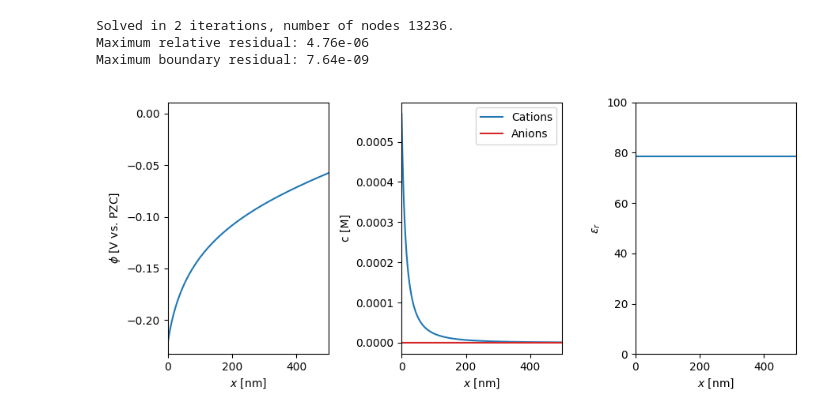
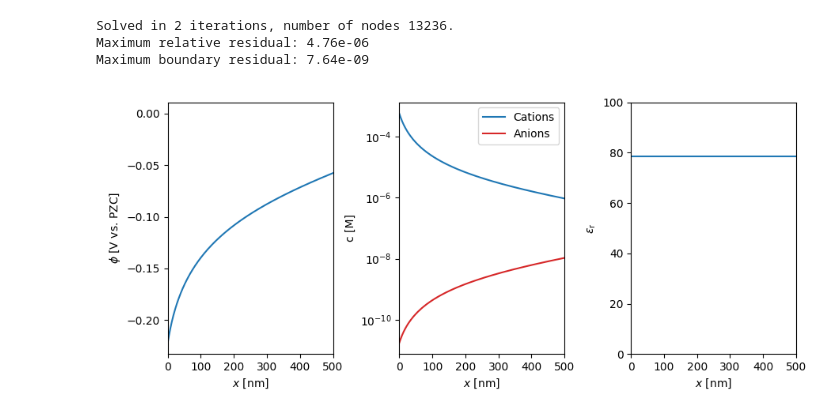
Before and after one commit to lucasdekam/double-layer-modelling, a Jupyter notebook: Insulator-interface.ipynb, the cells around one changed output. Drawn from its saved outputs; the diff is of its cells as text; code cells hidden in the pictures.

Commit message:
tidy up plotting

```diff
--- a/Insulator-interface.ipynb
+++ b/Insulator-interface.ipynb
@@ -7,36 +7,32 @@ import numpy as np
 # %%
 pzc_V = 0
 concentration_M = 1e-7
 bao = models.BorukhovAndelmanOrland(concentration_M, pzc_V, 15e-10)
 bao_sol = bao.getDoubleLayerModelSolution(1000e-9, 10000, 1.0)
 
 plt.close()
 fig, ax = plt.subplots(nrows=1, ncols=3, figsize=(9,4), sharex=True)
-ax[0].plot(bao_sol.x, bao_sol.phi, label='Huang')
+ax[0].plot(bao_sol.x, bao_sol.phi)
 ax[0].set_xlabel(r'$x$ [nm]')
 ax[0].set_ylabel(r'$\phi$ [V vs. PZC]')
 ax[0].set_xlim([0, 500])
 
 ax[1].plot(bao_sol.x, bao_sol.c_cat, '-', color='tab:blue', label='Cations')
 ax[1].plot(bao_sol.x, bao_sol.c_an, '-', color='tab:red', label='Anions')
-# waterax = ax[1].twinx()
-# waterax.plot(bao_sol.x, bao_sol.c_sol, '--', color='k', label='Solvent')
-# waterax.set_ylim([0, 60])
-# waterax.legend(loc='right')
 ax[1].legend(loc='upper right')
 ax[1].set_ylabel('c [M]')
 ax[1].set_xlabel(r'$x$ [nm]')
-# ax[1].set_yscale('log')
+ax[1].set_yscale('log')
 
 ax[2].plot(bao_sol.x, bao_sol.eps)
 ax[2].set_ylim([0, 100])
-ax[2].set_ylabel(r'$\varepsilon_r$')
+ax[2].set_ylabel(r'$\varepsilon_\mathrm{r}$')
 ax[2].set_xlabel(r'$x$ [nm]')
 plt.tight_layout()
 
 plt.savefig('insulator-interface.png')
 # %% [output]
 Solved in 2 iterations, number of nodes 13236.
 Maximum relative residual: 4.76e-06
 Maximum boundary residual: 7.64e-09
-[figure, old version]
+[figure, new version]
```
